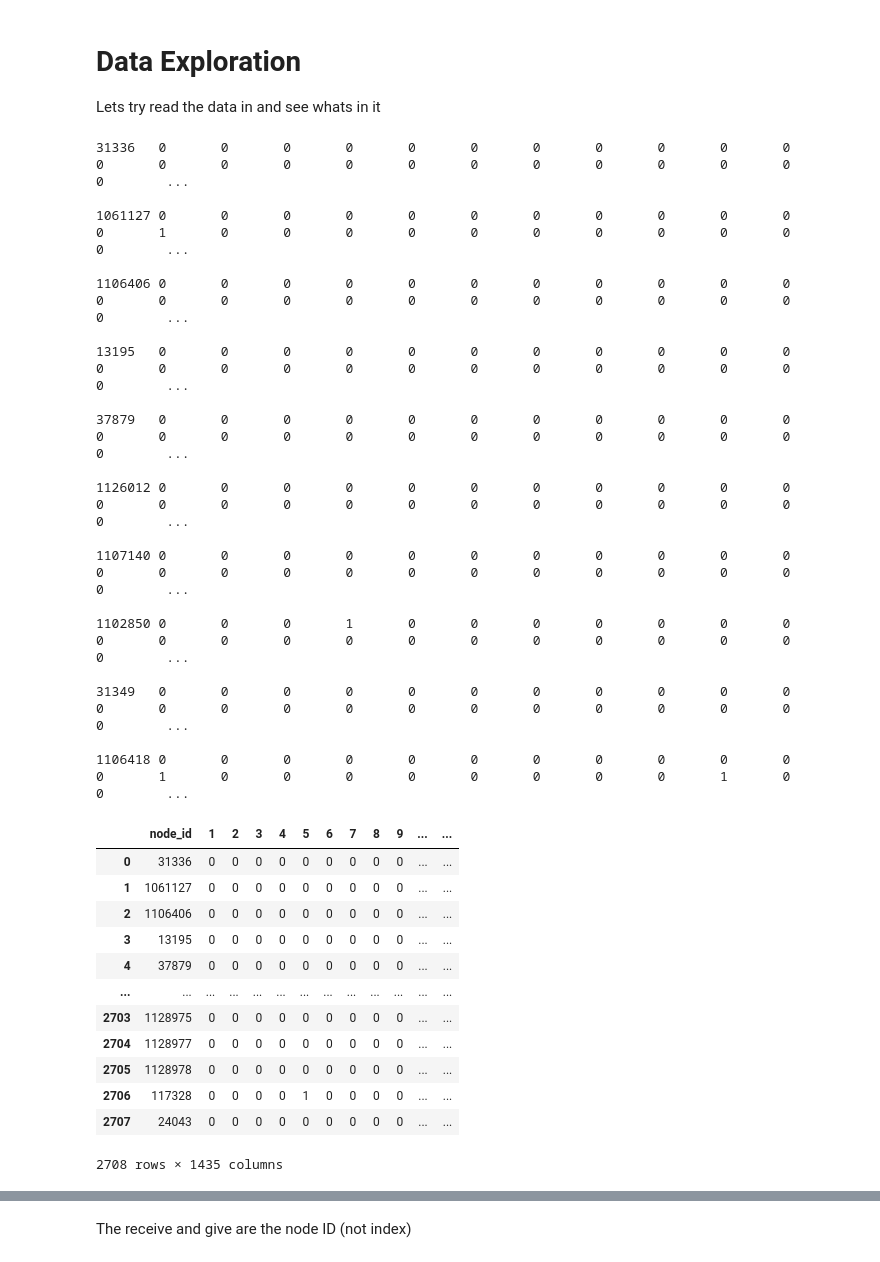
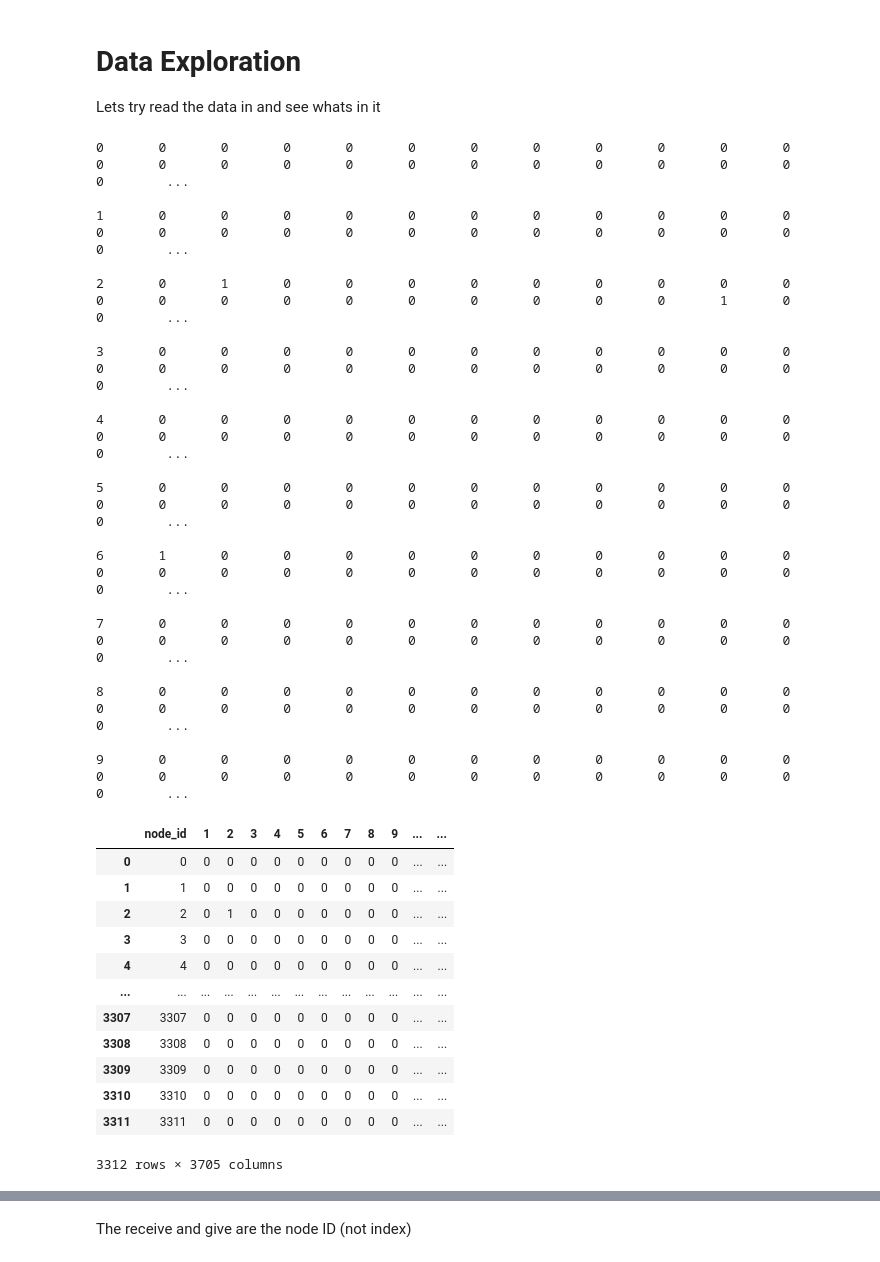
Before and after one commit to CyberExplosion/Deep-Learning-Projects, a Jupyter notebook: P5/dataExploration.ipynb, the cells around one changed output, grey strips where cells are left out. Saved outputs shown, nothing was run; the diff lists cells and outputs as text; code cells hidden in the pictures.

```diff
--- a/P5/dataExploration.ipynb
+++ b/P5/dataExploration.ipynb
@@ -3,52 +3,52 @@
 Lets try read the data in and see whats in it
 # %%
 # Lets try load in the node data
-with open(f'./data/cora/node', mode='r') as file:
+with open(f'./data/citeseer/node', mode='r') as file:
     for i in range(10):
         lines = file.readline()
         print(lines)
 # %% [output]
-31336   0       0       0       0       0       0       0       0       0       0       0       0       0       0       0       0       0       0       0       0       0       0       0       0        ...
+0       0       0       0       0       0       0       0       0       0       0       0       0       0       0       0       0       0       0       0       0       0       0       0       0        ...
 
-1061127 0       0       0       0       0       0       0       0       0       0       0       0       1       0       0       0       0       0       0       0       0       0       0       0        ...
+1       0       0       0       0       0       0       0       0       0       0       0       0       0       0       0       0       0       0       0       0       0       0       0       0        ...
 
-1106406 0       0       0       0       0       0       0       0       0       0       0       0       0       0       0       0       0       0       0       0       0       0       0       0        ...
+2       0       1       0       0       0       0       0       0       0       0       0       0       0       0       0       0       0       0       0       0       0       1       0       0        ...
 
-13195   0       0       0       0       0       0       0       0       0       0       0       0       0       0       0       0       0       0       0       0       0       0       0       0        ...
+3       0       0       0       0       0       0       0       0       0       0       0       0       0       0       0       0       0       0       0       0       0       0       0       0        ...
 
-37879   0       0       0       0       0       0       0       0       0       0       0       0       0       0       0       0       0       0       0       0       0       0       0       0        ...
+4       0       0       0       0       0       0       0       0       0       0       0       0       0       0       0       0       0       0       0       0       0       0       0       0        ...
 
-1126012 0       0       0       0       0       0       0       0       0       0       0       0       0       0       0       0       0       0       0       0       0       0       0       0        ...
+5       0       0       0       0       0       0       0       0       0       0       0       0       0       0       0       0       0       0       0       0       0       0       0       0        ...
 
-1107140 0       0       0       0       0       0       0       0       0       0       0       0       0       0       0       0       0       0       0       0       0       0       0       0        ...
+6       1       0       0       0       0       0       0       0       0       0       0       0       0       0       0       0       0       0       0       0       0       0       0       0        ...
 
-1102850 0       0       0       1       0       0       0       0       0       0       0       0       0       0       0       0       0       0       0       0       0       0       0       0        ...
+7       0       0       0       0       0       0       0       0       0       0       0       0       0       0       0       0       0       0       0       0       0       0       0       0        ...
 
-31349   0       0       0       0       0       0       0       0       0       0       0       0       0       0       0       0       0       0       0       0       0       0       0       0        ...
+8       0       0       0       0       0       0       0       0       0       0       0       0       0       0       0       0       0       0       0       0       0       0       0       0        ...
 
-1106418 0       0       0       0       0       0       0       0       0       0       0       0       1       0       0       0       0       0       0       0       0       1       0       0        ...
+9       0       0       0       0       0       0       0       0       0       0       0       0       0       0       0       0       0       0       0       0       0       0       0       0        ...
 # %%
 # It seems like we can pandas read this with space seperator
 import pandas as pd
 
-nodePd = pd.read_csv('./data/cora/node', delim_whitespace=True, header=None)
+nodePd = pd.read_csv('./data/citeseer/node', delim_whitespace=True, header=None)
 # nodePd.head(10)
-nodePd.rename(columns={0:'node_id', 1434:'node_class_label'}, inplace=True)
+nodePd.rename(columns={0:'node_id', 3704:'node_class_label'}, inplace=True)
 nodePd
 # %% [output]
 |  | node_id | 1 | 2 | 3 | 4 | 5 | 6 | 7 | 8 | 9 | ... | ... |
-| 0 | 31336 | 0 | 0 | 0 | 0 | 0 | 0 | 0 | 0 | 0 | ... | ... |
-| 1 | 1061127 | 0 | 0 | 0 | 0 | 0 | 0 | 0 | 0 | 0 | ... | ... |
-| 2 | 1106406 | 0 | 0 | 0 | 0 | 0 | 0 | 0 | 0 | 0 | ... | ... |
-| 3 | 13195 | 0 | 0 | 0 | 0 | 0 | 0 | 0 | 0 | 0 | ... | ... |
-| 4 | 37879 | 0 | 0 | 0 | 0 | 0 | 0 | 0 | 0 | 0 | ... | ... |
+| 0 | 0 | 0 | 0 | 0 | 0 | 0 | 0 | 0 | 0 | 0 | ... | ... |
+| 1 | 1 | 0 | 0 | 0 | 0 | 0 | 0 | 0 | 0 | 0 | ... | ... |
+| 2 | 2 | 0 | 1 | 0 | 0 | 0 | 0 | 0 | 0 | 0 | ... | ... |
+| 3 | 3 | 0 | 0 | 0 | 0 | 0 | 0 | 0 | 0 | 0 | ... | ... |
+| 4 | 4 | 0 | 0 | 0 | 0 | 0 | 0 | 0 | 0 | 0 | ... | ... |
 | ... | ... | ... | ... | ... | ... | ... | ... | ... | ... | ... | ... | ... |
-| 2703 | 1128975 | 0 | 0 | 0 | 0 | 0 | 0 | 0 | 0 | 0 | ... | ... |
-| 2704 | 1128977 | 0 | 0 | 0 | 0 | 0 | 0 | 0 | 0 | 0 | ... | ... |
-| 2705 | 1128978 | 0 | 0 | 0 | 0 | 0 | 0 | 0 | 0 | 0 | ... | ... |
-| 2706 | 117328 | 0 | 0 | 0 | 0 | 1 | 0 | 0 | 0 | 0 | ... | ... |
-| 2707 | 24043 | 0 | 0 | 0 | 0 | 0 | 0 | 0 | 0 | 0 | ... | ... |
+| 3307 | 3307 | 0 | 0 | 0 | 0 | 0 | 0 | 0 | 0 | 0 | ... | ... |
+| 3308 | 3308 | 0 | 0 | 0 | 0 | 0 | 0 | 0 | 0 | 0 | ... | ... |
+| 3309 | 3309 | 0 | 0 | 0 | 0 | 0 | 0 | 0 | 0 | 0 | ... | ... |
+| 3310 | 3310 | 0 | 0 | 0 | 0 | 0 | 0 | 0 | 0 | 0 | ... | ... |
+| 3311 | 3311 | 0 | 0 | 0 | 0 | 0 | 0 | 0 | 0 | 0 | ... | ... |
-2708 rows × 1435 columns
+3312 rows × 3705 columns
 # %%
 # How many labels we have
 print(nodePd.loc[:,'node_class_label'].unique())
```
Also changed, not shown: parts of 4 cells of this notebook, 8 other files.
